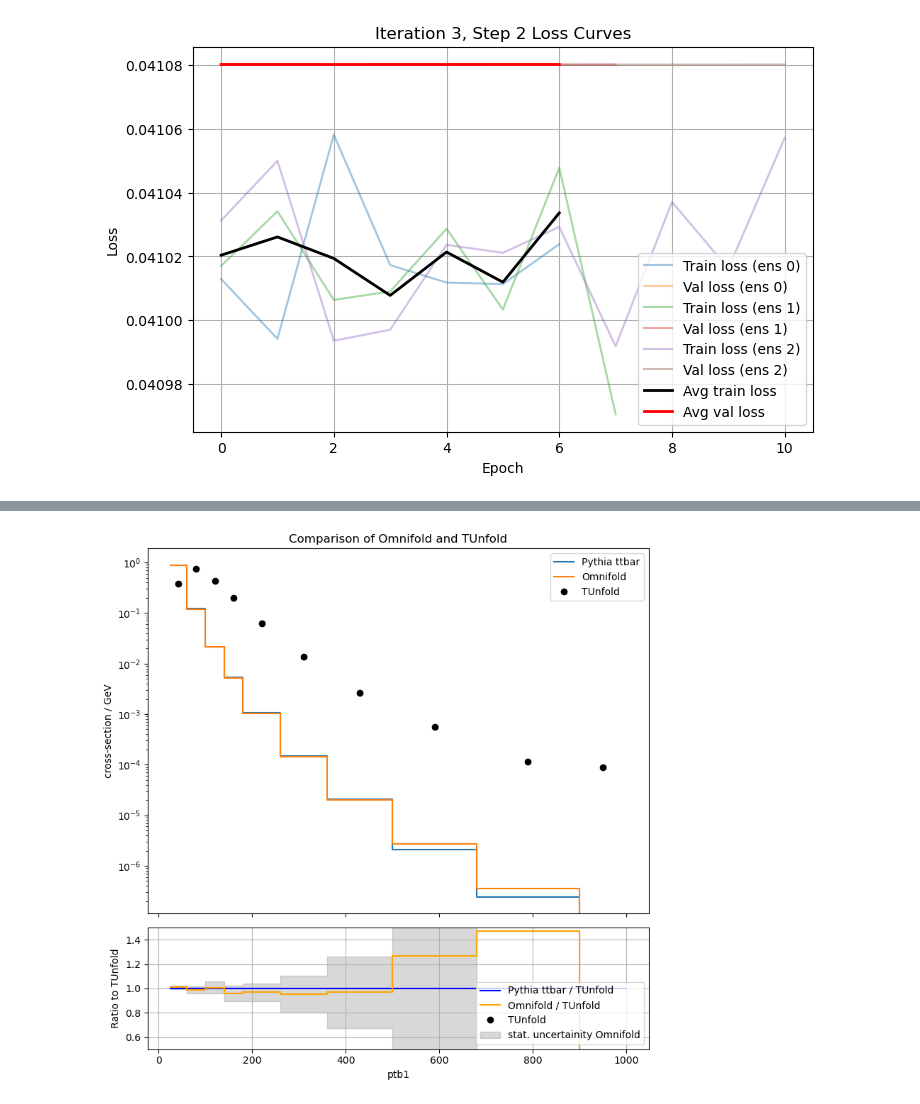
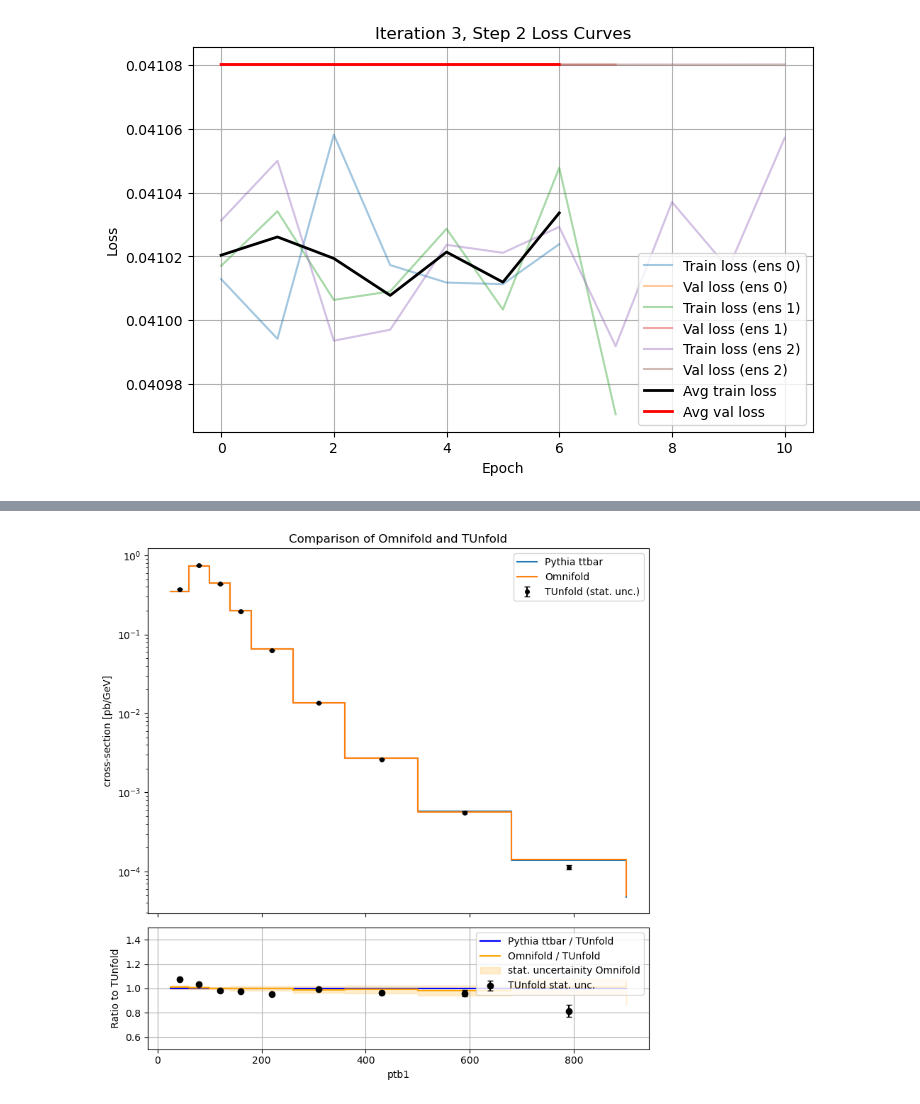
Before and after one commit to josefmurnauer/omnifold, a Jupyter notebook: Unfolding_WWbb_no_corrections.ipynb, the cells around one changed output, grey strips where cells are left out. Saved outputs shown, nothing was run; the diff lists cells and outputs as text; code cells hidden in the pictures.

```diff
--- a/Unfolding_WWbb_no_corrections.ipynb
+++ b/Unfolding_WWbb_no_corrections.ipynb
@@ -174,9 +140,9 @@ np.random.seed(42)  # reproducibility
 np.random.shuffle(all_indices_pythia)
 
 # First random sample
-random_indices_pythia_1 = all_indices_pythia[:1_000_000]
+random_indices_pythia_1 = all_indices_pythia[:3_000_000]
 # Second, independent (non-overlapping) sample
-random_indices_pythia_2 = all_indices_pythia[1_000_000:2_000_000]
+random_indices_pythia_2 = all_indices_pythia[3_000_000:6_000_000]
 
 # First Pythia sample
 pythia_reco_train    = pythia_reco[random_indices_pythia_1]
@@ -191,19 +157,10 @@ pythia_truth_test   = pythia_truth[random_indices_pythia_2]
 pythia_weights_test = pythia_weights[random_indices_pythia_2]
 pythia_pass_reco_test = pythia_pass_reco[random_indices_pythia_2]
 pythia_pass_gen_test = pythia_pass_gen[random_indices_pythia_2]
-
-# First Herwig sample
-#random_indices_herwig = np.random.choice(len(herwig_reco), size=1_000_000, replace=False)
-#herwig_reco_train   = herwig_reco[random_indices_herwig]
-#herwig_truth_train   = herwig_truth[random_indices_herwig]
-#herwig_weights_train = herwig_weights[random_indices_herwig]
 # %%
-#herwig_loader = DataLoader(reco = herwig_reco_train, gen = herwig_truth_train, weight = herwig_weights_train,
-#                           normalize=True, normalization_factor = np.sum(herwig_weights_train))
-#
 pythia_loader = DataLoader(reco = pythia_reco_train, gen = pythia_truth_train, weight = pythia_weights_train,
                            pass_reco = pythia_pass_reco_train, pass_gen = pythia_pass_gen_train,
                            normalize=True, normalization_factor = np.sum(pythia_weights_train))
-data_loader = DataLoader(reco = data_array[:1_000_000], weight = data_weights[:1_000_000],
-                       normalize=True, normalization_factor = np.sum(data_weights[:1_000_000]))
+data_loader = DataLoader(reco = data_array[:3_000_000], weight = data_weights[:3_000_000],
+                       normalize=True, normalization_factor = np.sum(data_weights[:3_000_000]))
 # %% [output]
@@ -686,25 +688,30 @@ SF = (1/luminosity)*1/train_fraction
 # -------------------------------
 observables = {
     "ptl1": 0,  # lepton pt
-    #"ptj1": 1,
-    #"ptj2": 2,
-    #"ptj3": 3,
-    #"ptj4": 4,
-    #"ptj5": 5,
-    #"ptj6": 6,
-    "ptb1": 7,
-    "ptb2": 8,
-    #"ptb3": 9,
-    #"ptb4": 10,
+    "ptb1": 1,
+    "ptb2": 2,
+    #"ptb3": 3,
+    #"ptb4": 4,
+    #"ptj1": 5,
+    #"ptj2": 6,
+    #"ptj3": 7,
+    #"ptj4": 8,
+    #"ptj5": 9,
+    #"ptj6": 10,
     "met":  11,
 }
 for obs_name, obs_index in observables.items():
 
     hist = TUnfold_incl_file[f'unfolding_{obs_name}_NOSYS']
+    rel_pt_up = TUnfold_incl_file[f'unfolding_error_{obs_name}_direct_STAT_DATA__1up;1']
+    rel_pt_down = TUnfold_incl_file[f'unfolding_error_{obs_name}_direct_STAT_DATA__1down;1']
     values = hist.values()
     edges = hist.axis().edges()
     bin_widths = np.diff(edges)
     bin_centers = 0.5 * (edges[:-1] + edges[1:])
+
+    rel_unc_up_tunfold = rel_pt_up.values()
+    rel_unc_down_tunfold = rel_pt_down.values()
 
     weights_omnifold = (unfolded_weights * pythia_weights_test)[pythia_pass_gen_test & flags_mc] * SF
     weights_omnifold2 = weights_omnifold**2
@@ -750,14 +757,23 @@ for obs_name, obs_index in observables.items():
     counts1_density = counts1 / bin_widths
     counts2_density = counts2 / bin_widths
     values_density = values / bin_widths
+    abs_unc_up_tunfold = rel_unc_up_tunfold * values_density
+    abs_unc_down_tunfold = rel_unc_down_tunfold * values_density
 
     # Re-plot them stepwise
     ax1.cla()
     ax1.step(edges[:-1], counts1_density, where="post", label="Pythia ttbar")
     ax1.step(edges[:-1], counts2_density, where="post", label="Omnifold")
-    ax1.plot(bin_centers, values_density, 'o', color='black', label='TUnfold')
+    yerr = np.vstack((abs_unc_down_tunfold, abs_unc_up_tunfold))
+    ax1.errorbar(
+        bin_centers[:-1], values_density[:-1],
+        yerr=yerr[:,:-1],
+        fmt='o', color='black', capsize=3, markersize=4,
+        label="TUnfold (stat. unc.)"
+    )
+    #ax1.plot(bin_centers, values_density, 'o', color='black', label='TUnfold')
 
-    ax1.set_ylabel("cross-section / GeV")
+    ax1.set_ylabel("cross-section [pb/GeV]")
     ax1.set_title("Comparison of Omnifold and TUnfold")
     ax1.set_yscale('log')
     ax1.legend()
@@ -773,19 +789,31 @@ for obs_name, obs_index in observables.items():
     ratio2_step = np.append(ratio2, ratio2[-1])
     ratio3_step = np.append(ratio3, ratio3[-1])
 
-    upper = ratio2 * (1 + rel_unc_omnifold)
-    lower = ratio2 * (1 - rel_unc_omnifold)
+    upper_omnifold = ratio2 * (1 + rel_unc_omnifold)
+    lower_omnifold = ratio2 * (1 - rel_unc_omnifold)
 
-    ax2.step(edges, ratio3_step, where="post", color="blue", label="Pythia ttbar / TUnfold")
-    ax2.step(edges, ratio2_step, where="post", color="orange", label="Omnifold / TUnfold")
-    ax2.plot(bin_centers, ratio1, 'o', color='black', label='TUnfold')
+    upper_tunfold = ratio1 * (1 + rel_unc_up_tunfold)
+    lower_tunfold = ratio1 * (1 - rel_unc_down_tunfold)
+
+    err_up_tunfold = ratio1 * rel_pt_up.values()
+    err_down_tunfold = ratio1 * rel_pt_down.values()
+    yerr_tunfold = np.vstack((err_down_tunfold, err_up_tunfold))
+
+    ax2.step(edges[:-1], ratio3_step[:-1], where="post", color="blue", label="Pythia ttbar / TUnfold")
+    ax2.step(edges[:-1], ratio2_step[:-1], where="post", color="orange", label="Omnifold / TUnfold")
+    #ax2.plot(bin_centers[:-1], ratio1[:-1], 'o', color='black', label='TUnfold')
+    ax2.errorbar(
+        bin_centers[:-1], ratio1[:-1],
+        yerr=yerr_tunfold[:,:-1],
+        fmt='o', color='black', capsize=3, label='TUnfold stat. unc.'
+    )
     ax2.fill_between(
         edges[:-1],
-        lower,
-        upper,
+        lower_omnifold,
+        upper_omnifold,
         step='post',
-        alpha=0.3,
-        color='grey',
+        alpha=0.2,
+        color='orange',
         label='stat. uncertainity Omnifold'
     )
     #ax2.axhline(1.0, color='red', linestyle='--')
@@ -803 +831 @@ for obs_name, obs_index in observables.items():
-[figure, old version]
+[figure, new version]
```
Also changed, not shown: parts of 16 cells of this notebook.
